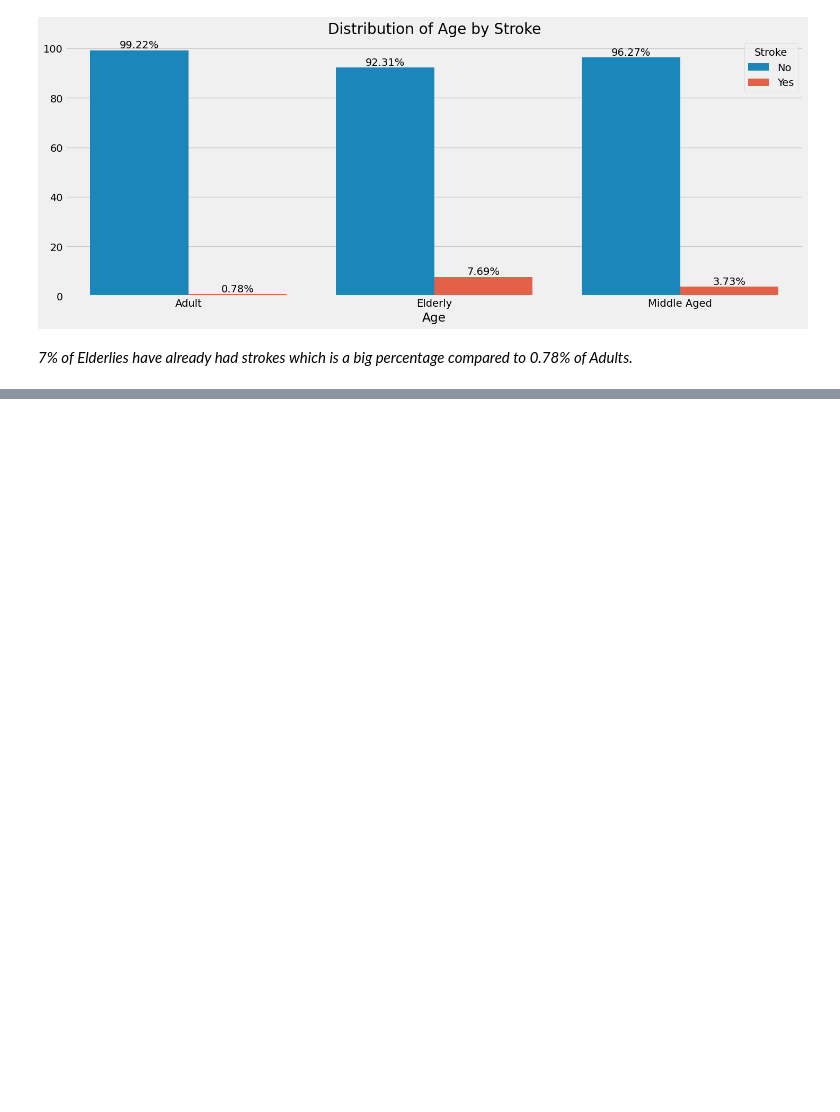
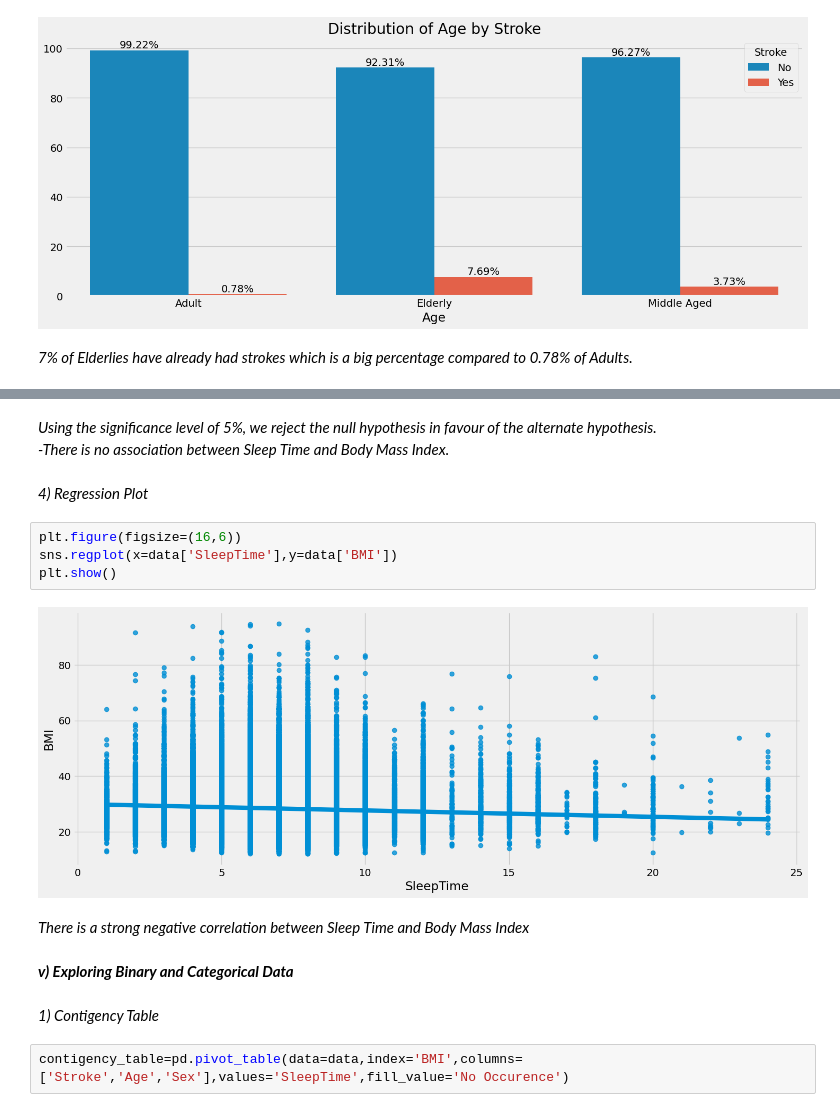
Before and after one commit to adrianjuliusaluoch/Heart_Disease_Classification, a Jupyter notebook: heart_disease_classification.ipynb, the cells around one changed output, grey strips where cells are left out. Drawn from its saved outputs; the diff is of its cells as text; blank space fills up the shorter version.

```diff
--- a/heart_disease_classification.ipynb
+++ b/heart_disease_classification.ipynb
@@ -474,0 +510,19 @@ plt.show()
+# %% [markdown]
+*Using the significance level of 5%, we reject the null hypothesis in favour of the alternate hypothesis.
+<br/>-There is no association between Sleep Time and Body Mass Index.*
+# %% [markdown]
+*4) Regression Plot*
+# %%
+plt.figure(figsize=(16,6))
+sns.regplot(x=data['SleepTime'],y=data['BMI'])
+plt.show()
+# %% [output]
+[figure, added]
+# %% [markdown]
+*There is a strong negative correlation between Sleep Time and Body Mass Index*
+# %% [markdown]
+***v) Exploring Binary and Categorical Data***
+# %% [markdown]
+*1) Contigency Table*
+# %%
+contigency_table=pd.pivot_table(data=data,index='BMI',columns=['Stroke','Age','Sex'],values='SleepTime',fill_value='No Occurence')
```
Also changed, not shown: parts of 23 cells of this notebook.
